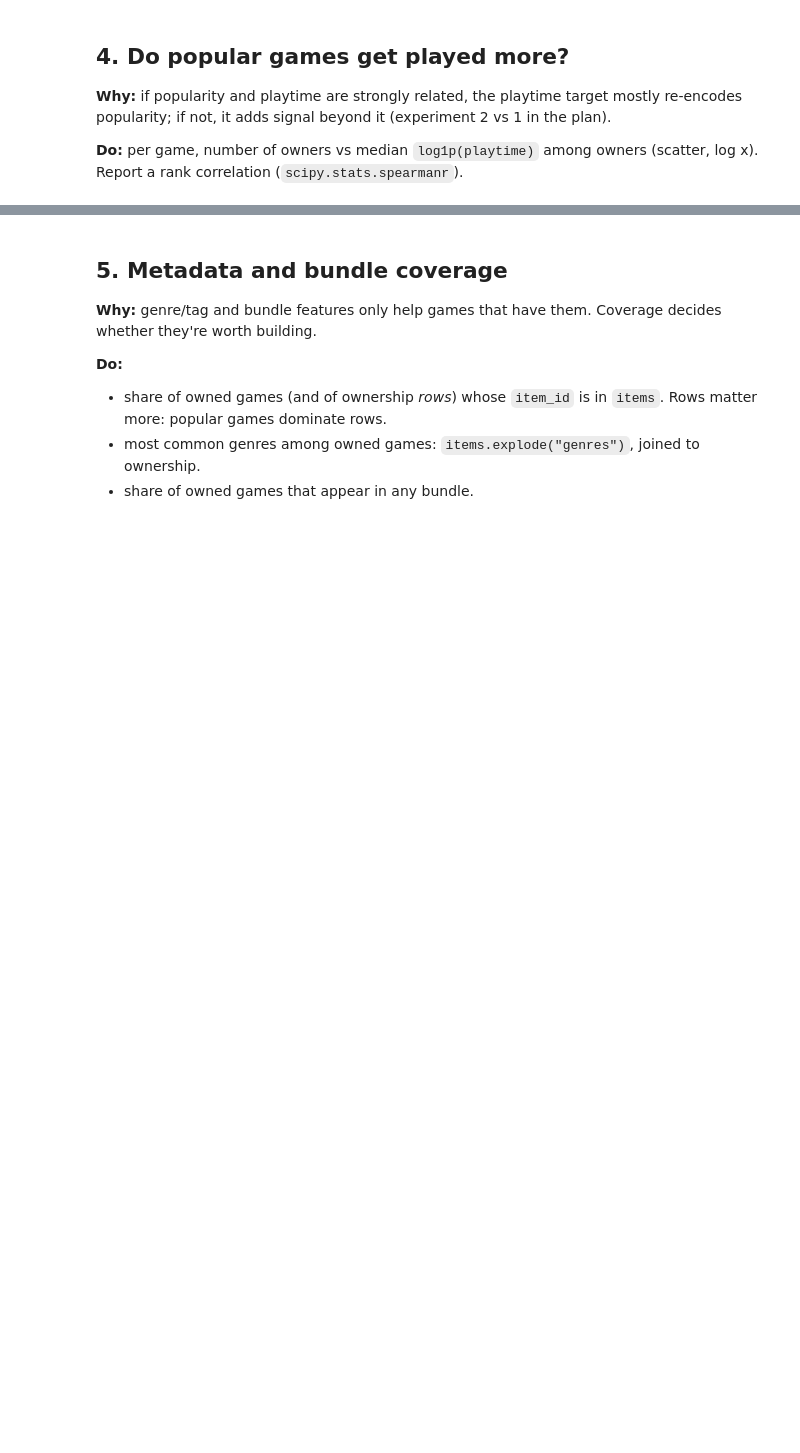
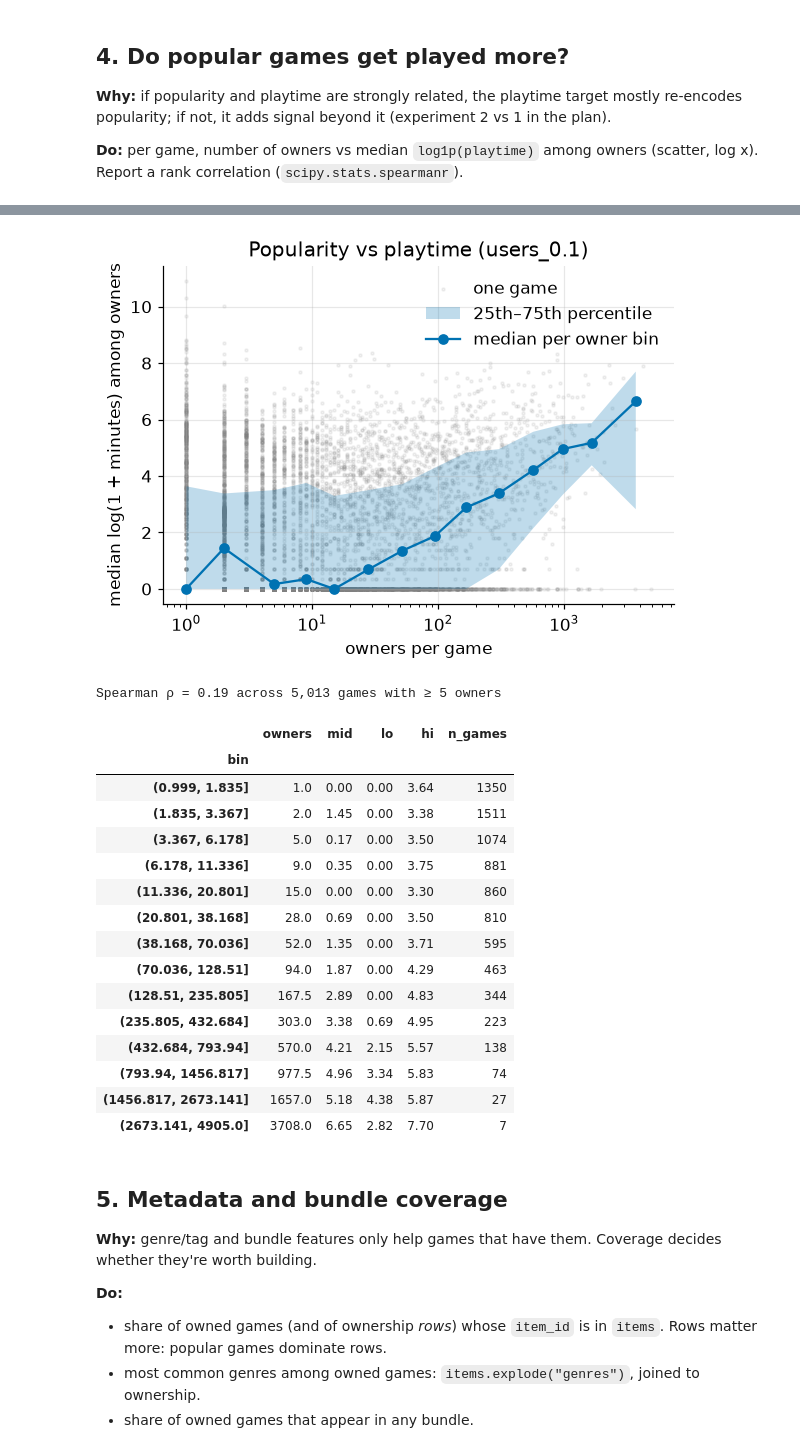
Before and after one commit to kberesfo/cse-258-assignment-2, a Jupyter notebook: notebooks/eda.ipynb, the cells around one changed output, grey strips where cells are left out. Cells and saved outputs as stored; diff of their text form; code cells hidden in the pictures; blank space fills up the shorter version.

```diff
--- a/notebooks/eda.ipynb
+++ b/notebooks/eda.ipynb
@@ -165,4 +214,10 @@ re-encodes popularity; if not, it adds signal beyond it (experiment 2 vs 1 in th
 **Do:** per game, number of owners vs median `log1p(playtime)` among owners (scatter,
 log x). Report a rank correlation (`scipy.stats.spearmanr`).
 # %%
-# TODO: owners vs median playtime per game
+owned = owned.assign(log_playtime=np.log1p(owned.playtime_forever))
+
+per_game = owned.groupby("item_id").agg(
+    owners=("user_id", "size"),
+    median_log_playtime=("log_playtime", "median"),
+)
+per_game.describe()
@@ -169,3 +234,52 @@ log x). Report a rank correlation (`scipy.stats.spearmanr`).
+# %%
+MIN_OWNERS = 5  # games with fewer owners have a "median" of 1-4 people; too noisy to read
+
+edges = np.geomspace(1, per_game.owners.max(), 15)
+binned = (
+    per_game.assign(bin=pd.cut(per_game.owners, bins=edges, include_lowest=True))
+    .groupby("bin", observed=True)
+    .agg(
+        owners=("owners", "median"),
+        mid=("median_log_playtime", "median"),
+        lo=("median_log_playtime", lambda s: s.quantile(0.25)),
+        hi=("median_log_playtime", lambda s: s.quantile(0.75)),
+        n_games=("owners", "size"),
+    )
+)
+
+fig, ax = plt.subplots()
+ax.scatter(per_game.owners, per_game.median_log_playtime, s=4, alpha=0.1, color="gray", label="one game")
+ax.fill_between(binned.owners, binned.lo, binned.hi, alpha=0.25, label="25th–75th percentile")
+ax.plot(binned.owners, binned.mid, marker="o", label="median per owner bin")
+ax.set(xscale="log", xlabel="owners per game", ylabel="median log(1 + minutes) among owners",
+       title=f"Popularity vs playtime ({cfg.sample.tag})")
+ax.legend()
+save(fig, "popularity_vs_playtime")
+plt.show()
+
+frequent = per_game[per_game.owners >= MIN_OWNERS]
+rho, p = spearmanr(frequent.owners, frequent.median_log_playtime)
+print(f"Spearman ρ = {rho:.2f} across {len(frequent):,} games with ≥ {MIN_OWNERS} owners")
+binned.round(2)
+# %% [output]
+[figure, added]
+Spearman ρ = 0.19 across 5,013 games with ≥ 5 owners
+|  | owners | mid | lo | hi | n_games |
+| bin |  |  |  |  |  |
+| (0.999, 1.835] | 1.0 | 0.00 | 0.00 | 3.64 | 1350 |
+| (1.835, 3.367] | 2.0 | 1.45 | 0.00 | 3.38 | 1511 |
+| (3.367, 6.178] | 5.0 | 0.17 | 0.00 | 3.50 | 1074 |
+| (6.178, 11.336] | 9.0 | 0.35 | 0.00 | 3.75 | 881 |
+| (11.336, 20.801] | 15.0 | 0.00 | 0.00 | 3.30 | 860 |
+| (20.801, 38.168] | 28.0 | 0.69 | 0.00 | 3.50 | 810 |
+| (38.168, 70.036] | 52.0 | 1.35 | 0.00 | 3.71 | 595 |
+| (70.036, 128.51] | 94.0 | 1.87 | 0.00 | 4.29 | 463 |
+| (128.51, 235.805] | 167.5 | 2.89 | 0.00 | 4.83 | 344 |
+| (235.805, 432.684] | 303.0 | 3.38 | 0.69 | 4.95 | 223 |
+| (432.684, 793.94] | 570.0 | 4.21 | 2.15 | 5.57 | 138 |
+| (793.94, 1456.817] | 977.5 | 4.96 | 3.34 | 5.83 | 74 |
+| (1456.817, 2673.141] | 1657.0 | 5.18 | 4.38 | 5.87 | 27 |
+| (2673.141, 4905.0] | 3708.0 | 6.65 | 2.82 | 7.70 | 7 |
 # %% [markdown]
 ## 5. Metadata and bundle coverage
 **Why:** genre/tag and bundle features only help games that have them. Coverage
```
Also changed, not shown: parts of 11 cells of this notebook, 6 other files.
